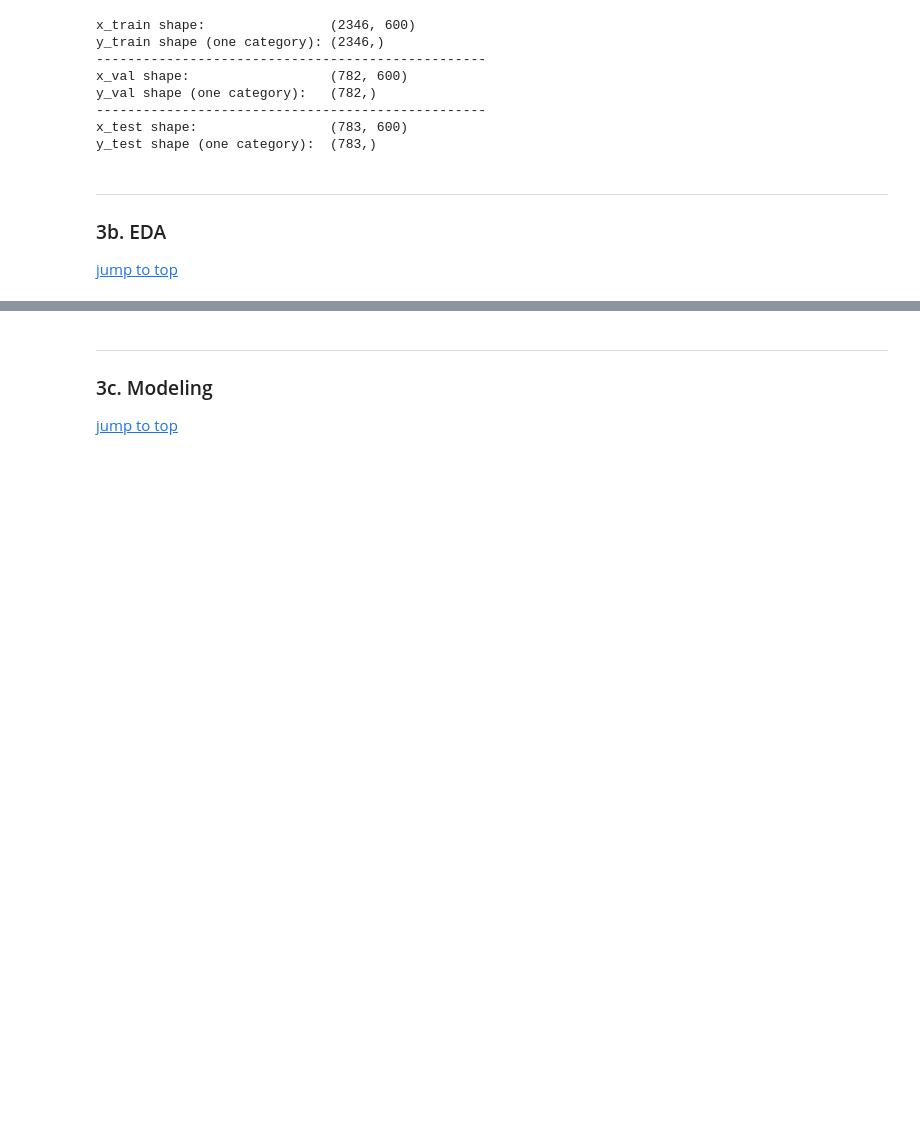
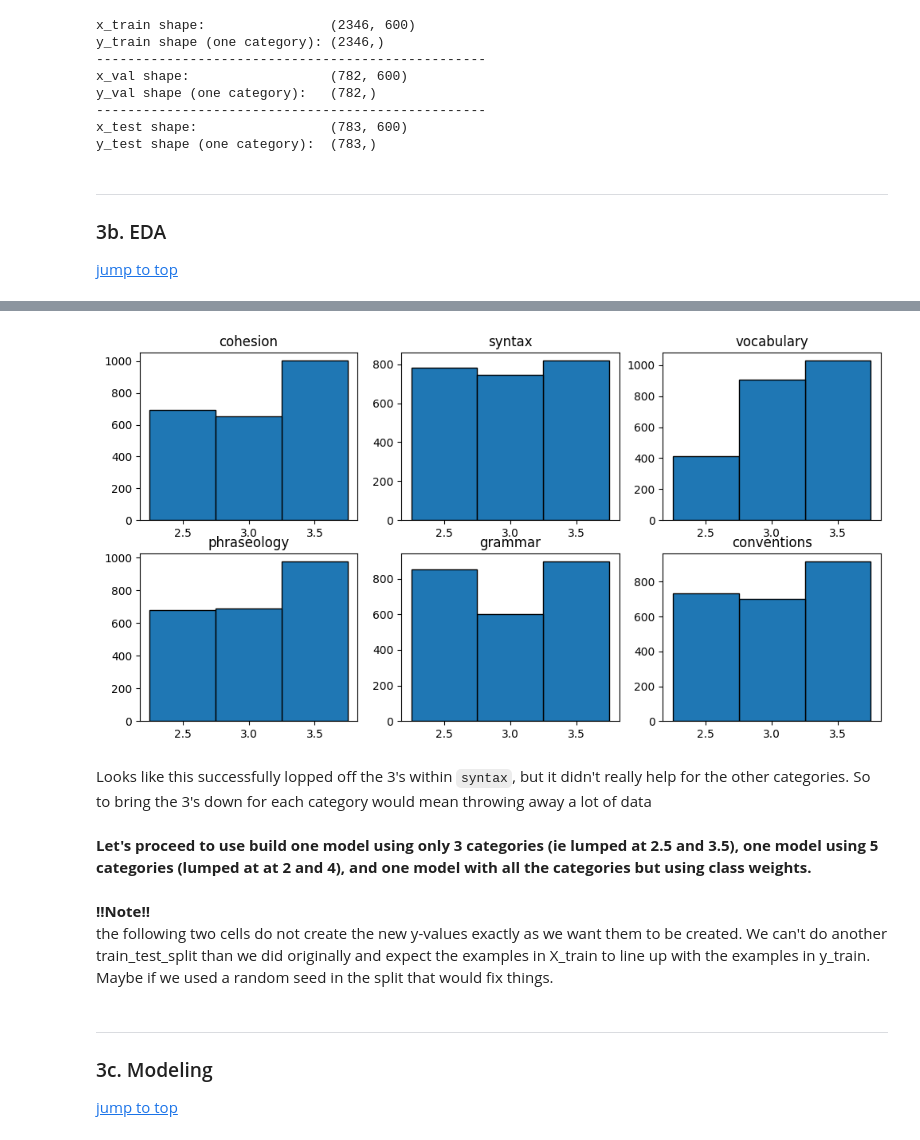
Before and after one commit to cbwright11/NLP-automated-essay-scoring, a Jupyter notebook: Essay EDA.ipynb, the cells around one changed output, grey strips where cells are left out. Saved outputs shown, nothing was run; the diff lists cells and outputs as text; code cells hidden in the pictures; blank space fills up the shorter version.

```diff
--- a/Essay EDA.ipynb
+++ b/Essay EDA.ipynb
@@ -358,0 +400,11 @@ axs[1, 2].set_title(categories[5]);
+# %%
+# make a copy of the training set
+df2 = train.copy()
+
+# alter the target values to lump together values at the edges of the range
+df2 = lump(df2, [2.5, 3.5])
+
+# visualize the new distribution
+target_distributions(df2)
+# %% [output]
+[figure, added]
@@ -358,0 +426,7 @@ axs[1, 2].set_title(categories[5]);
+# %% [markdown]
+Looks like this successfully lopped off the 3's within `syntax`, but it didn't really help for the other categories. So to bring the 3's down for each category would mean throwing away a lot of data
+# %% [markdown]
+**Let's proceed to use build one model using only 3 categories (ie lumped at 2.5 and 3.5), one model using 5 categories (lumped at at 2 and 4), and one model with all the categories but using class weights.**
+# %% [markdown]
+**!!Note!!** <br>
+the following two cells do not create the new y-values exactly as we want them to be created. We can't do another train_test_split than we did originally and expect the examples in X_train to line up with the examples in y_train. Maybe if we used a random seed in the split that would fix things.
```
Also changed, not shown: parts of 14 cells of this notebook.
